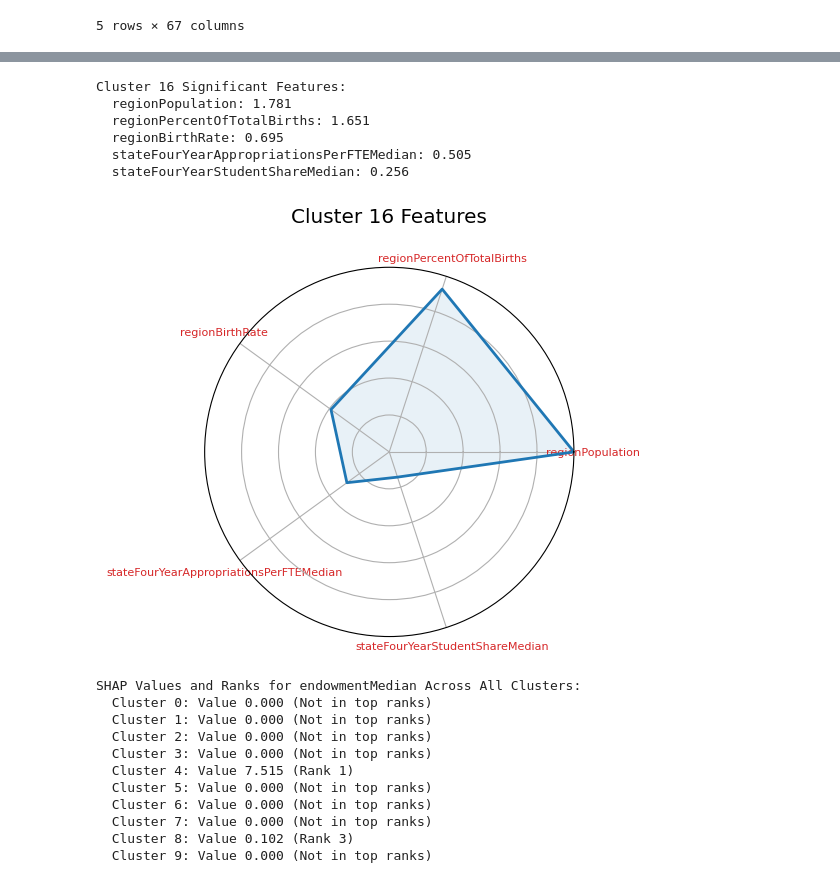
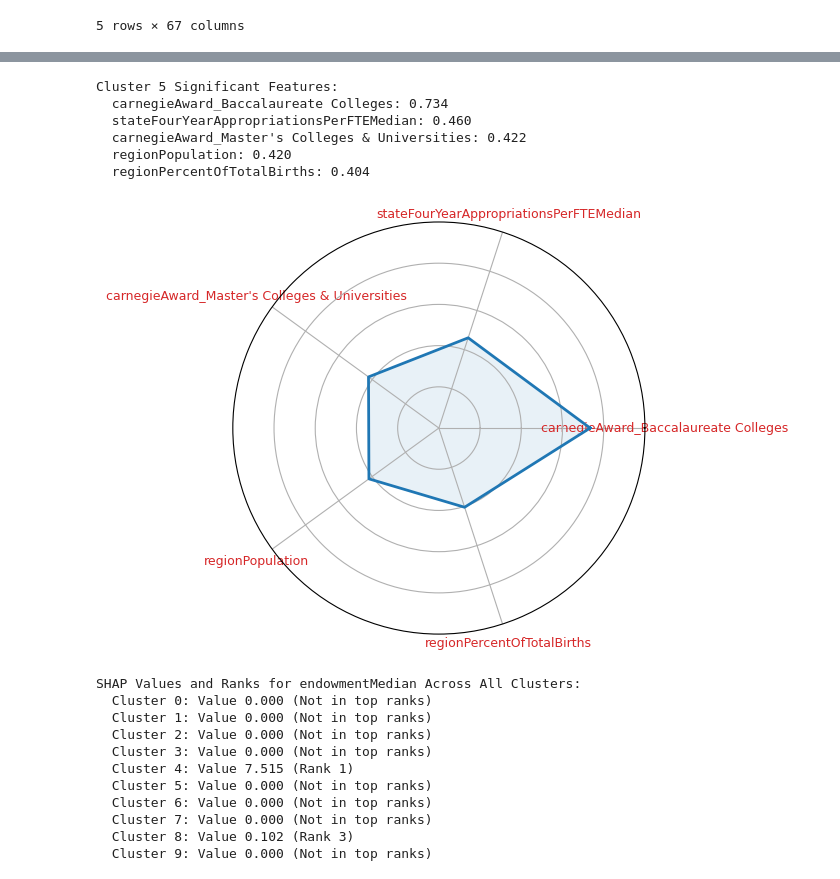
Before and after one commit to SepehrAkbari/enrollment-cliff, a Jupyter notebook: data/analysis.ipynb, the cells around one changed output, grey strips where cells are left out. Drawn from its saved outputs; the diff is of its cells as text; code cells hidden in the pictures.

```diff
--- a/data/analysis.ipynb
+++ b/data/analysis.ipynb
@@ -393,7 +498,7 @@ if len(np.unique(y_reason)) > 1:
         #     plt.text(X_lda_reason[i, 0], X_lda_reason[i, 1], name, fontsize=8)
         plt.xlabel('Component 1')
         plt.ylabel('Component 2')
-        plt.title('LDA: Targeting Closure Reasons')
+        plt.title('LDA of Closure Reasons')
         plt.legend(title='Closure Reason', loc='lower right')
         plt.show()
 
@@ -792,43 +897,46 @@ def plot_cluster_spider(cluster_id, feature_dict):
     else:
         normalized_values = feature_dict
 
     angles = [n / float(N) * 2 * math.pi for n in range(N)]
     angles += angles[:1]
 
     ax = plt.subplot(111, polar=True)
-    plt.xticks(angles[:-1], list(normalized_values.keys()), color='tab:red', size=8)
+    plt.xticks(angles[:-1], list(normalized_values.keys()), color='tab:red', size=9)
     ax.set_rlabel_position(0)
     plt.yticks([0.2, 0.4, 0.6, 0.8], ["", "", "", ""])
     plt.ylim(0, 1)
 
     values = list(normalized_values.values())
     values += values[:1]
 
     ax.plot(angles, values, linewidth=2, linestyle='solid', color='tab:blue')
     ax.fill(angles, values, 'tab:blue', alpha=0.1)
-    plt.title(f'Cluster {cluster_id} Features', y=1.1)
+    # plt.title(f'Cluster {cluster_id} Features', y=1.1)
     plt.tight_layout()
     plt.show()
 
 results = {}
 for cluster_id in range(optimal_k):
     results[cluster_id] = analyze_cluster(cluster_id, shap_values)
 
-cluster_id = 16
+cluster_id = 5
 
 print(f"\nCluster {cluster_id} Significant Features:")
 for feature, score in results[cluster_id].items():
     print(f"  {feature}: {score:.3f}")
 
 plot_cluster_spider(cluster_id, results[cluster_id])
+
+# for cluster_id in range(optimal_k):
+#     plot_cluster_spider(cluster_id, results[cluster_id])
 # %% [output]
-Cluster 16 Significant Features:
-  regionPopulation: 1.781
-  regionPercentOfTotalBirths: 1.651
-  regionBirthRate: 0.695
-  stateFourYearAppropriationsPerFTEMedian: 0.505
-  stateFourYearStudentShareMedian: 0.256
+Cluster 5 Significant Features:
+  carnegieAward_Baccalaureate Colleges: 0.734
+  stateFourYearAppropriationsPerFTEMedian: 0.460
+  carnegieAward_Master's Colleges & Universities: 0.422
+  regionPopulation: 0.420
+  regionPercentOfTotalBirths: 0.404
-[figure, old version]
+[figure, new version]
 # %%
 def median_across_clusters(feature_name, X, kmeans_labels, feature_names, preprocessor):
     feature_medians = {}
```
Also changed, not shown: parts of 7 cells of this notebook, 35 other files.
